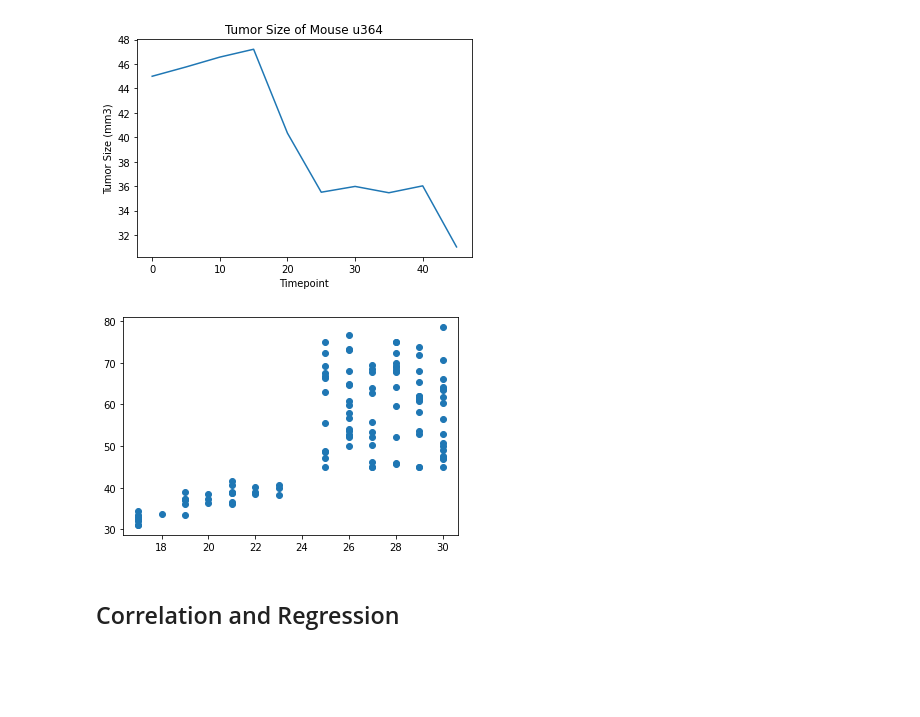
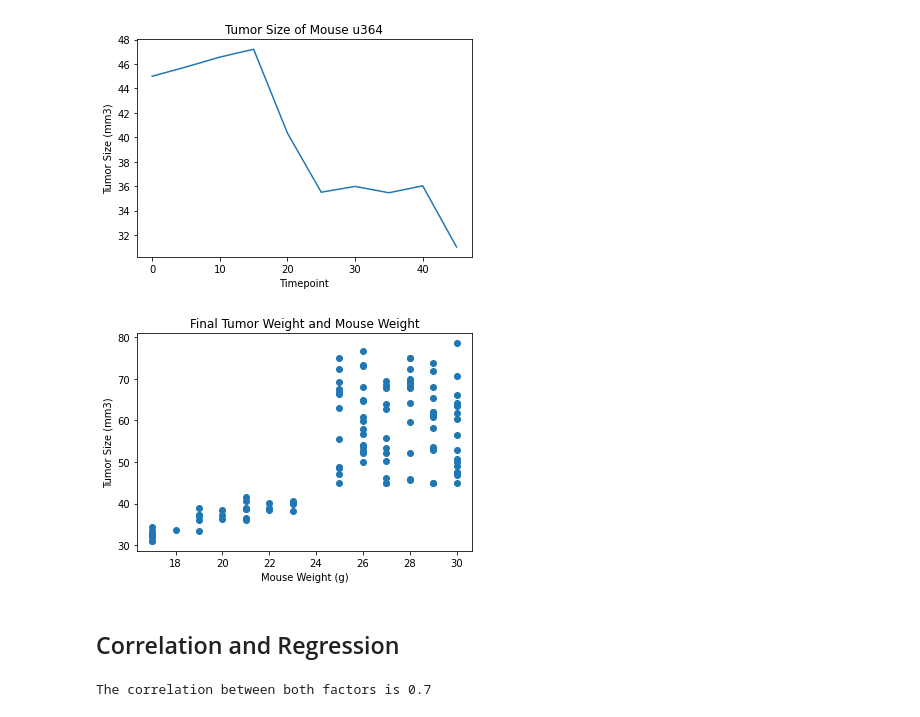
Before and after one commit to sdinespierce/matplot-challenge, a Jupyter notebook: Pymaceuticals/pymaceuticals_starter.ipynb, the cells around one changed output. Saved outputs shown, nothing was run; the diff lists cells and outputs as text; code cells hidden in the pictures; blank space fills up the shorter version.

```diff
--- a/Pymaceuticals/pymaceuticals_starter.ipynb
+++ b/Pymaceuticals/pymaceuticals_starter.ipynb
@@ -316,14 +299,22 @@ plt.show()
 # %%
 # Generate a scatter plot of average tumor volume vs. mouse weight for the Capomulin regimen
 # I'm using Final Tumor Size instead of the average
 x_axis = mouse_metadata["Weight (g)"].loc[combined_df["Drug Regimen"] == "Capomulin"]
 y_axis = mouse_metadata["Final Tumor Size (mm3)"].loc[combined_df["Drug Regimen"] == "Capomulin"]
 plt.scatter(x_axis, y_axis)
+plt.title("Final Tumor Weight and Mouse Weight")
+plt.xlabel("Mouse Weight (g)")
+plt.ylabel("Tumor Size (mm3)")
 plt.show()
 # %% [output]
-[figure, old version]
+[figure, new version]
 # %% [markdown]
 ## Correlation and Regression
 # %%
 # Calculate the correlation coefficient and linear regression model
 # for mouse weight and average tumor volume for the Capomulin regimen
+
+correlation = st.pearsonr(x_axis, y_axis)
+print(f"The correlation between both factors is {round(correlation[0],2)}")
+# %% [output]
+The correlation between both factors is 0.7
```
Also changed, not shown: parts of 7 cells of this notebook.
